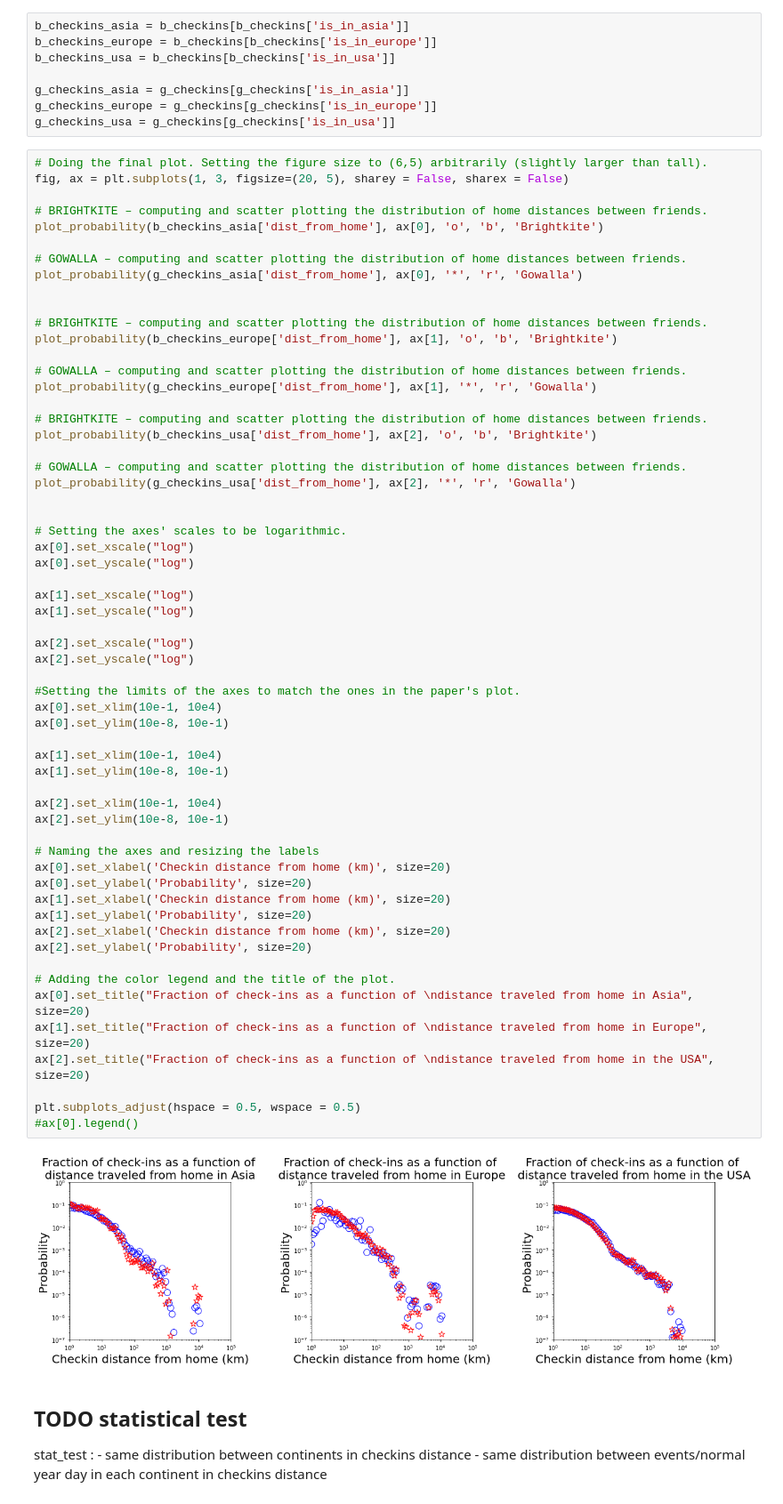
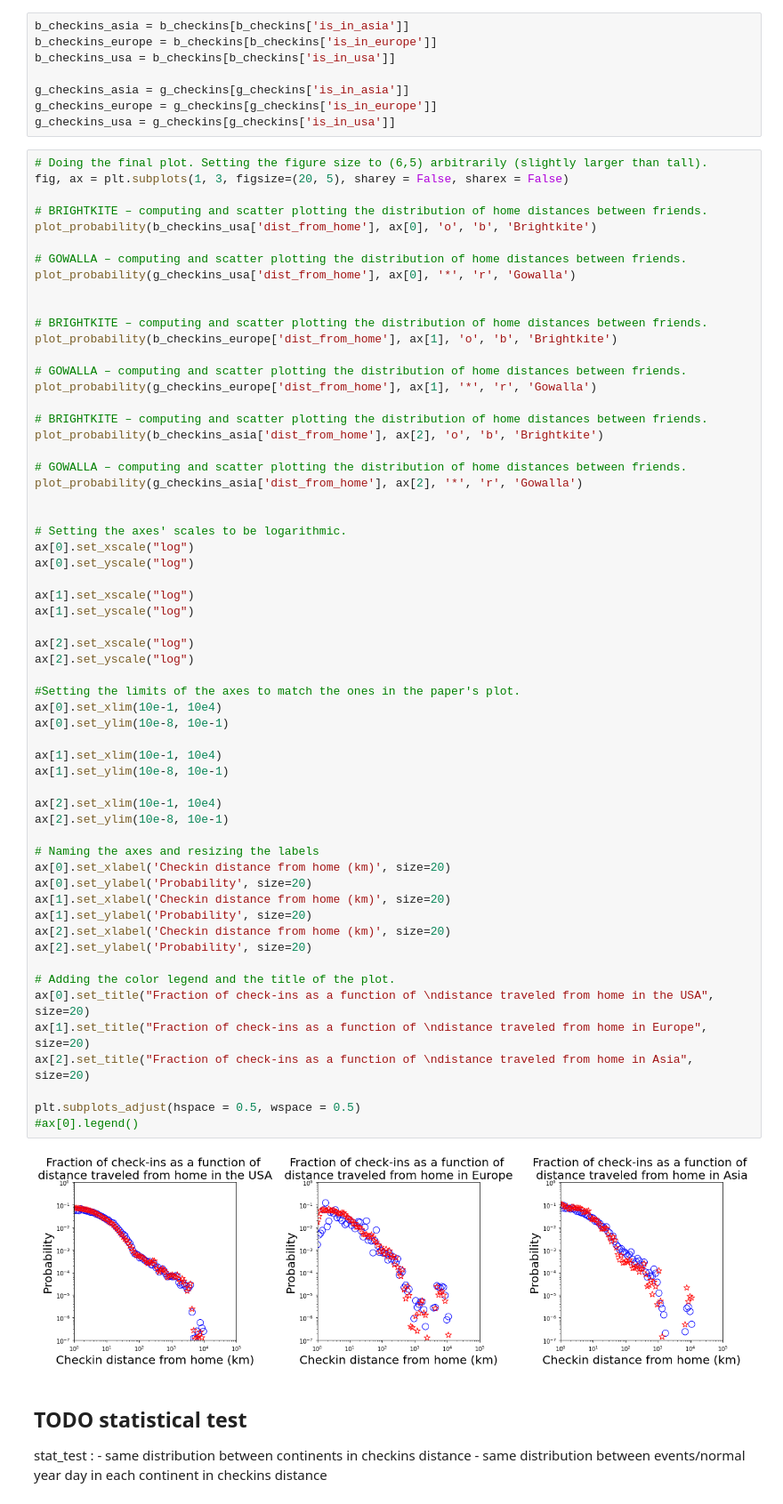
Before and after one commit to epfl-ada/ada-2020-project-milestone-p3-p3_bcd, a Jupyter notebook: Creative extension.ipynb, the cells around one changed output. Shown at 89% size. Saved outputs shown, nothing was run; the diff lists cells and outputs as text.

```diff
--- a/Creative extension.ipynb
+++ b/Creative extension.ipynb
@@ -428,10 +431,10 @@ g_checkins_usa = g_checkins[g_checkins['is_in_usa']]
 fig, ax = plt.subplots(1, 3, figsize=(20, 5), sharey = False, sharex = False)
 
 # BRIGHTKITE – computing and scatter plotting the distribution of home distances between friends.
-plot_probability(b_checkins_asia['dist_from_home'], ax[0], 'o', 'b', 'Brightkite')
+plot_probability(b_checkins_usa['dist_from_home'], ax[0], 'o', 'b', 'Brightkite')
 
 # GOWALLA – computing and scatter plotting the distribution of home distances between friends.
-plot_probability(g_checkins_asia['dist_from_home'], ax[0], '*', 'r', 'Gowalla')
+plot_probability(g_checkins_usa['dist_from_home'], ax[0], '*', 'r', 'Gowalla')
 
 
 # BRIGHTKITE – computing and scatter plotting the distribution of home distances between friends.
@@ -441,10 +444,10 @@ plot_probability(b_checkins_europe['dist_from_home'], ax[1], 'o', 'b', 'Brightki
 plot_probability(g_checkins_europe['dist_from_home'], ax[1], '*', 'r', 'Gowalla')
 
 # BRIGHTKITE – computing and scatter plotting the distribution of home distances between friends.
-plot_probability(b_checkins_usa['dist_from_home'], ax[2], 'o', 'b', 'Brightkite')
+plot_probability(b_checkins_asia['dist_from_home'], ax[2], 'o', 'b', 'Brightkite')
 
 # GOWALLA – computing and scatter plotting the distribution of home distances between friends.
-plot_probability(g_checkins_usa['dist_from_home'], ax[2], '*', 'r', 'Gowalla')
+plot_probability(g_checkins_asia['dist_from_home'], ax[2], '*', 'r', 'Gowalla')
 
 
 # Setting the axes' scales to be logarithmic.
@@ -454,36 +457,36 @@ ax[0].set_yscale("log")
 ax[1].set_xscale("log")
 ax[1].set_yscale("log")
 
 ax[2].set_xscale("log")
 ax[2].set_yscale("log")
 
 #Setting the limits of the axes to match the ones in the paper's plot.
 ax[0].set_xlim(10e-1, 10e4)
 ax[0].set_ylim(10e-8, 10e-1)
 
 ax[1].set_xlim(10e-1, 10e4)
 ax[1].set_ylim(10e-8, 10e-1)
 
 ax[2].set_xlim(10e-1, 10e4)
 ax[2].set_ylim(10e-8, 10e-1)
 
 # Naming the axes and resizing the labels
 ax[0].set_xlabel('Checkin distance from home (km)', size=20)
 ax[0].set_ylabel('Probability', size=20)
 ax[1].set_xlabel('Checkin distance from home (km)', size=20)
 ax[1].set_ylabel('Probability', size=20)
 ax[2].set_xlabel('Checkin distance from home (km)', size=20)
 ax[2].set_ylabel('Probability', size=20)
 
 # Adding the color legend and the title of the plot.
-ax[0].set_title("Fraction of check-ins as a function of \ndistance traveled from home in Asia", size=20)
+ax[0].set_title("Fraction of check-ins as a function of \ndistance traveled from home in the USA", size=20)
 ax[1].set_title("Fraction of check-ins as a function of \ndistance traveled from home in Europe", size=20)
-ax[2].set_title("Fraction of check-ins as a function of \ndistance traveled from home in the USA", size=20)
+ax[2].set_title("Fraction of check-ins as a function of \ndistance traveled from home in Asia", size=20)
 
 plt.subplots_adjust(hspace = 0.5, wspace = 0.5)
 #ax[0].legend()
 # %% [output]
-[figure, old version]
+[figure, new version]
 # %% [markdown]
 ## TODO statistical test
 
```
Also changed, not shown: parts of 42 cells of this notebook.
